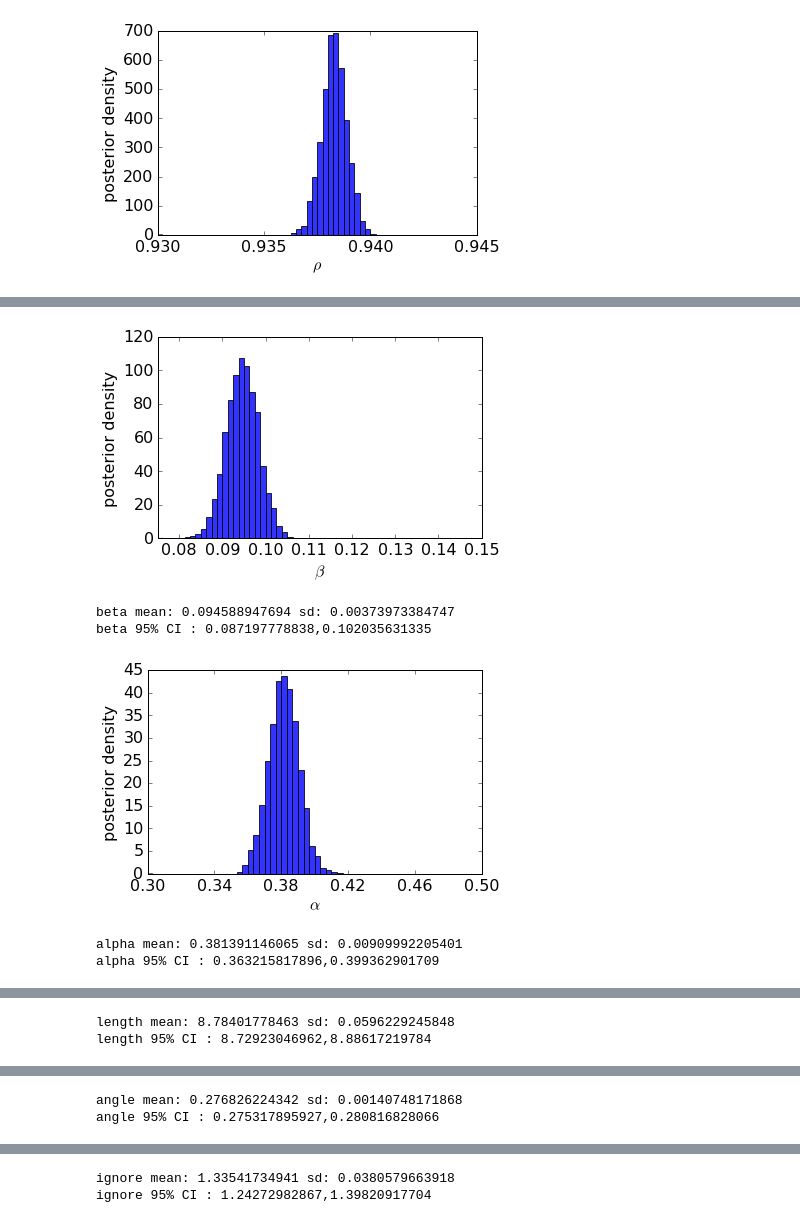
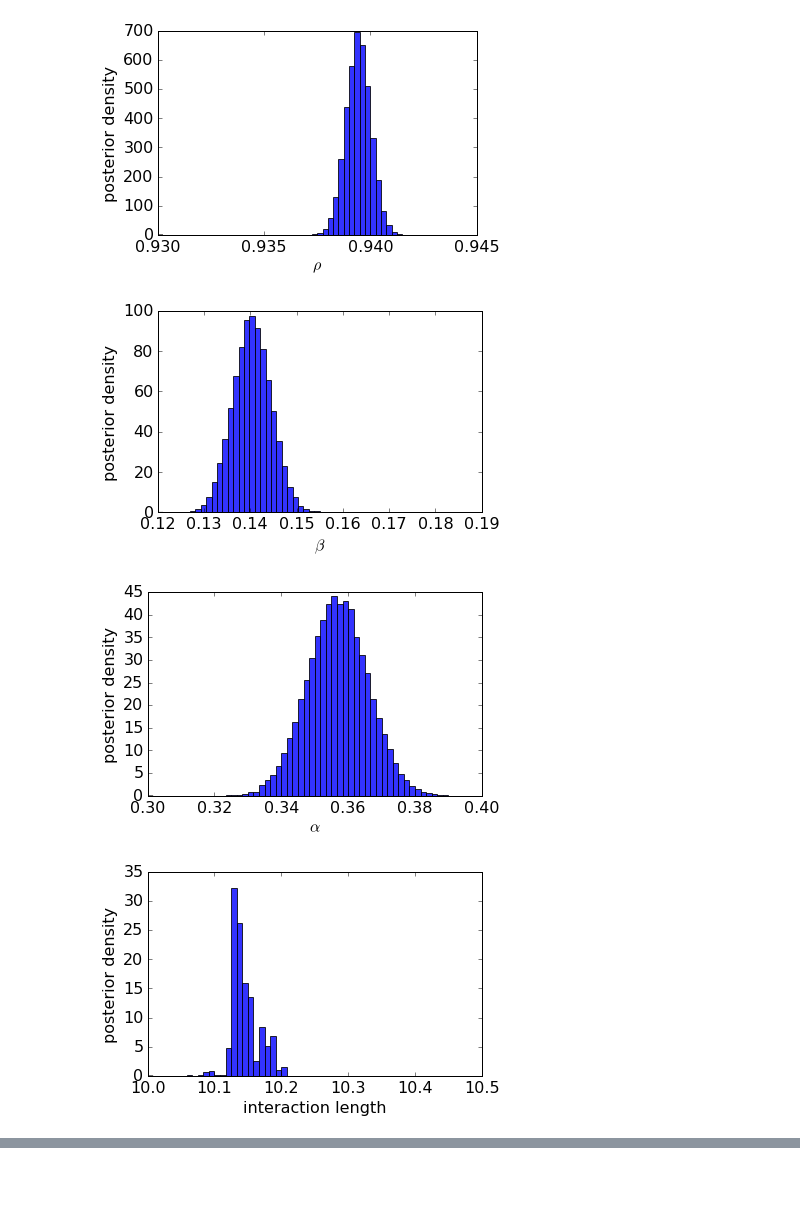
Before and after one commit to ctorney/dolphinUnion, a Jupyter notebook: analysis/movement/model_selection/histPlotsNB.ipynb, the cells around one changed output, grey strips where cells are left out. Drawn from its saved outputs; the diff is of its cells as text; code cells hidden in the pictures; blank space fills up the shorter version.

```diff
--- a/analysis/movement/model_selection/histPlotsNB.ipynb
+++ b/analysis/movement/model_selection/histPlotsNB.ipynb
@@ -81,65 +81,79 @@ plt.xticks(np.arange(0.930, 0.946,0.005))
 plt.tight_layout()
 plt.savefig('cm_rho.png',dpi=300)
 plt.show()
-print('rho_m mean: ' + str(np.mean(rho_m)) + ' sd: ' + str(np.std(rho_m)))
-print('rho_m 95% CI : ' + str(np.percentile(rho_m,2.5)) + ',' + str(np.percentile(rho_m,97.5)))
 
-plt.hist(beta,normed=True,range=[0.075,0.15],bins=60,alpha=0.8)
-plt.xlim(0.075, 0.15)
+plt.hist(beta,normed=True,range=[0.12,0.19],bins=60,alpha=0.8)
+plt.xlim(0.12, 0.19)
 plt.xlabel(r'$\beta$')
 plt.ylabel('posterior density')
-plt.xticks(np.arange(0.08, 0.16,0.01))
+plt.xticks(np.arange(0.12, 0.191,0.01))
 plt.tight_layout()
 plt.savefig('cm_beta.png',dpi=300)
 plt.show()
-print('beta mean: ' + str(np.mean(beta)) + ' sd: ' + str(np.std(beta)))
-print('beta 95% CI : ' + str(np.percentile(beta,2.5)) + ',' + str(np.percentile(beta,97.5)))
 
-plt.hist(alpha,normed=True,range=[0.3,0.5],bins=60,alpha=0.8)
-plt.xlim(0.3, 0.5)
+plt.hist(alpha,normed=True,range=[0.3,0.4],bins=60,alpha=0.8)
+plt.xlim(0.3, 0.4)
 plt.xlabel(r'$\alpha$')
 plt.ylabel('posterior density')
-plt.xticks(np.arange(0.3, 0.51,0.04))
+plt.xticks(np.arange(0.3, 0.41,0.02))
 plt.tight_layout()
 plt.savefig('cm_alpha.png',dpi=300)
 plt.show()
-print('alpha mean: ' + str(np.mean(alpha)) + ' sd: ' + str(np.std(alpha)))
-print('alpha 95% CI : ' + str(np.percentile(alpha,2.5)) + ',' + str(np.percentile(alpha,97.5)))
 
 
-plt.hist(il,normed=True,range=[8,9.5],bins=60,alpha=0.8)
-plt.xlim(8, 9.5)
+plt.hist(il,normed=True,range=[10,10.5],bins=60,alpha=0.8)
+plt.xlim(10, 10.5)
 plt.xlabel('interaction length')
 plt.ylabel('posterior density')
-plt.xticks(np.arange(8, 9.51,0.5))
+plt.xticks(np.arange(10, 10.51,0.1))
 plt.tight_layout()
 plt.savefig('cm_il.png',dpi=300)
 plt.show()
-print('length mean: ' + str(np.mean(il)) + ' sd: ' + str(np.std(il)))
-print('length 95% CI : ' + str(np.percentile(il,2.5)) + ',' + str(np.percentile(il,97.5)))
 
 
-plt.hist(ia,normed=True,range=[0.26,0.29],bins=60,alpha=0.8)
-plt.xlim(0.26, 0.29)
+
+
+
+plt.hist(ia,normed=True,range=[0.24,0.26],bins=60,alpha=0.8)
+plt.xlim(0.24, 0.26)
 plt.xlabel('interaction angle')
 plt.ylabel('posterior density')
-plt.xticks(np.arange(0.26, 0.291,0.01))
+plt.xticks(np.arange(0.24, 0.261,0.01))
 plt.tight_layout()
 plt.savefig('cm_ia.png',dpi=300)
 plt.show()
-print('angle mean: ' + str(np.mean(ia)) + ' sd: ' + str(np.std(ia)))
-print('angle 95% CI : ' + str(np.percentile(ia,2.5)) + ',' + str(np.percentile(ia,97.5)))
+
 
 
 plt.hist(ig,normed=True,range=[0.9,1.75],bins=60,alpha=0.8)
 plt.xlim(0.9,1.75)
 plt.xlabel('minimum interaction range')
 plt.ylabel('posterior density')
 plt.xticks(np.arange(0.9, 1.75,0.25))
 plt.tight_layout()
 plt.savefig('cm_ig.png',dpi=300)
 plt.show()
+
+
+print('rho_m mean: ' + str(np.mean(rho_m)) + ' sd: ' + str(np.std(rho_m)))
+print('rho_m 95% CI : ' + str(np.percentile(rho_m,2.5)) + ',' + str(np.percentile(rho_m,97.5)))
+
+print('beta mean: ' + str(np.mean(beta)) + ' sd: ' + str(np.std(beta)))
+print('beta 95% CI : ' + str(np.percentile(beta,2.5)) + ',' + str(np.percentile(beta,97.5)))
+
+print('alpha mean: ' + str(np.mean(alpha)) + ' sd: ' + str(np.std(alpha)))
+print('alpha 95% CI : ' + str(np.percentile(alpha,2.5)) + ',' + str(np.percentile(alpha,97.5)))
+
+print('length mean: ' + str(np.mean(il)) + ' sd: ' + str(np.std(il)))
+print('length 95% CI : ' + str(np.percentile(il,2.5)) + ',' + str(np.percentile(il,97.5)))
+
+print('angle mean: ' + str(np.mean(ia)) + ' sd: ' + str(np.std(ia)))
+print('angle 95% CI : ' + str(np.percentile(ia,2.5)) + ',' + str(np.percentile(ia,97.5)))
+
 print('ignore mean: ' + str(np.mean(ig)) + ' sd: ' + str(np.std(ig)))
 print('ignore 95% CI : ' + str(np.percentile(ig,2.5)) + ',' + str(np.percentile(ig,97.5)))
 # %% [output]
-[figure, old version]
+[figure, new version]
+[figure, new version]
+[figure, new version]
+[figure, new version]
@@ -148,6 +173,0 @@ rho_m 95% CI : 0.937116311456,0.939402127179
-[figure, old version]
-beta mean: 0.094588947694 sd: 0.00373973384747
-beta 95% CI : 0.087197778838,0.102035631335
-[figure, old version]
-alpha mean: 0.381391146065 sd: 0.00909992205401
-alpha 95% CI : 0.363215817896,0.399362901709
@@ -155,2 +173,0 @@ alpha 95% CI : 0.363215817896,0.399362901709
-length mean: 8.78401778463 sd: 0.0596229245848
-length 95% CI : 8.72923046962,8.88617219784
@@ -158,2 +173,0 @@ length 95% CI : 8.72923046962,8.88617219784
-angle mean: 0.276826224342 sd: 0.00140748171868
-angle 95% CI : 0.275317895927,0.280816828066
@@ -161,5 +174,3 @@ angle 95% CI : 0.275317895927,0.280816828066
-ignore mean: 1.33541734941 sd: 0.0380579663918
-ignore 95% CI : 1.24272982867,1.39820917704
 # %%
 rho_m=np.load('mc_data/cma_rho_s.npy')
 alpha=np.load('mc_data/cma_alpha.npy')
```
Also changed, not shown: parts of 13 cells of this notebook, 24 other files.
